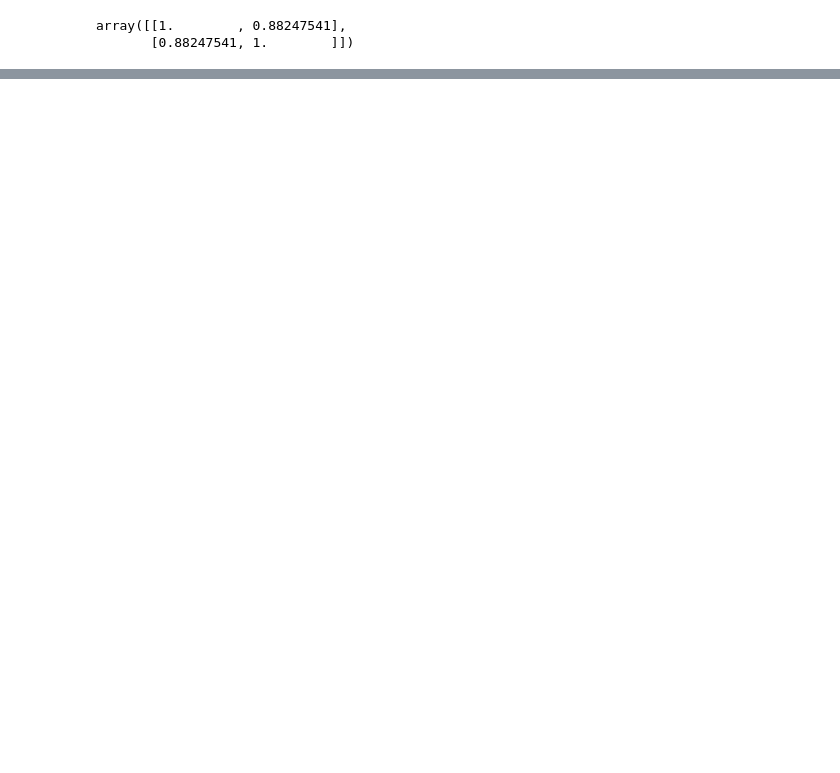
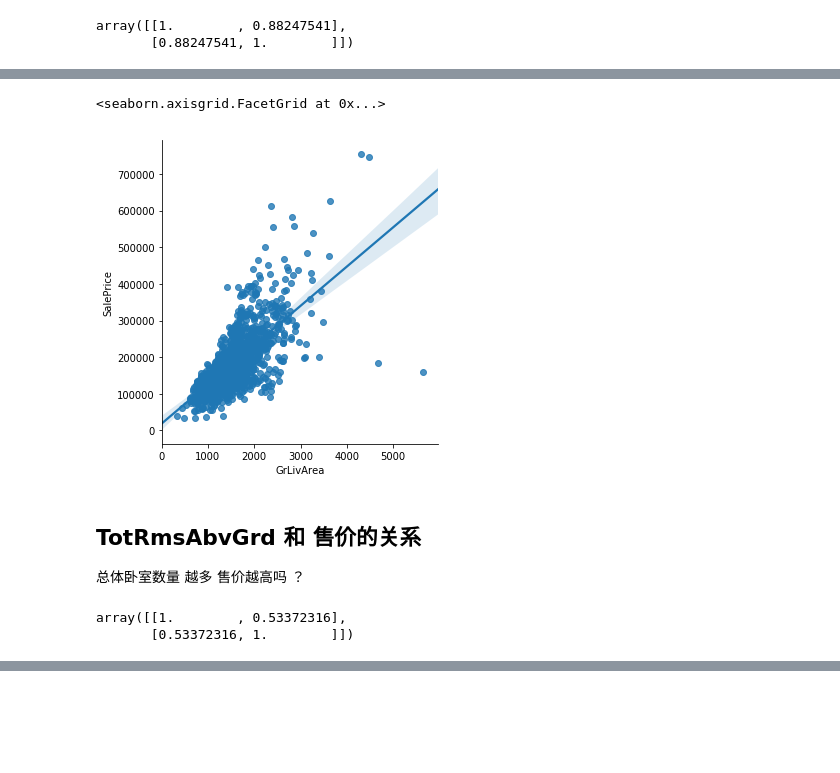
Before and after one commit to appke/Los-House-Prices, a Jupyter notebook: 06.房价相关性分析.ipynb, the cells around one changed output, grey strips where cells are left out. Saved outputs shown, nothing was run; the diff lists cells and outputs as text; code cells hidden in the pictures; blank space fills up the shorter version.

```diff
--- a/06.房价相关性分析.ipynb
+++ b/06.房价相关性分析.ipynb
@@ -202,0 +285,14 @@ sns.boxplot('OverallQual', 'SalePrice', data=train)
+# %%
+sns.lmplot('GrLivArea', 'SalePrice', data=train)
+# %% [output]
+<seaborn.axisgrid.FacetGrid at 0x...>
+[figure, added]
+# %% [markdown]
+## TotRmsAbvGrd 和 售价的关系
+
+总体卧室数量 越多 售价越高吗 ？
+# %%
+np.corrcoef(train['TotRmsAbvGrd'], train['SalePrice'])
+# %% [output]
+array([[1.        , 0.53372316],
+       [0.53372316, 1.        ]])
```
Also changed, not shown: parts of 33 cells of this notebook.
